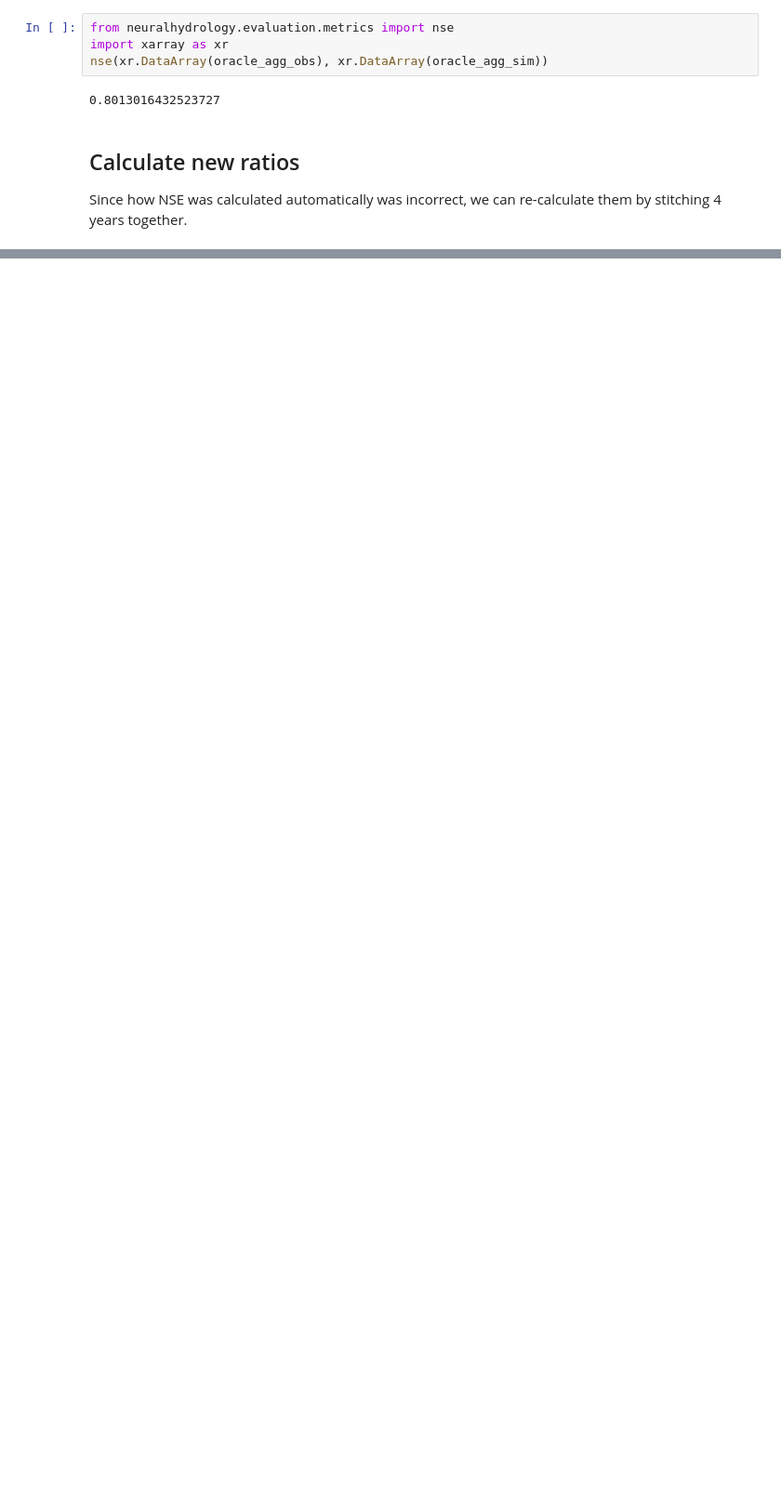
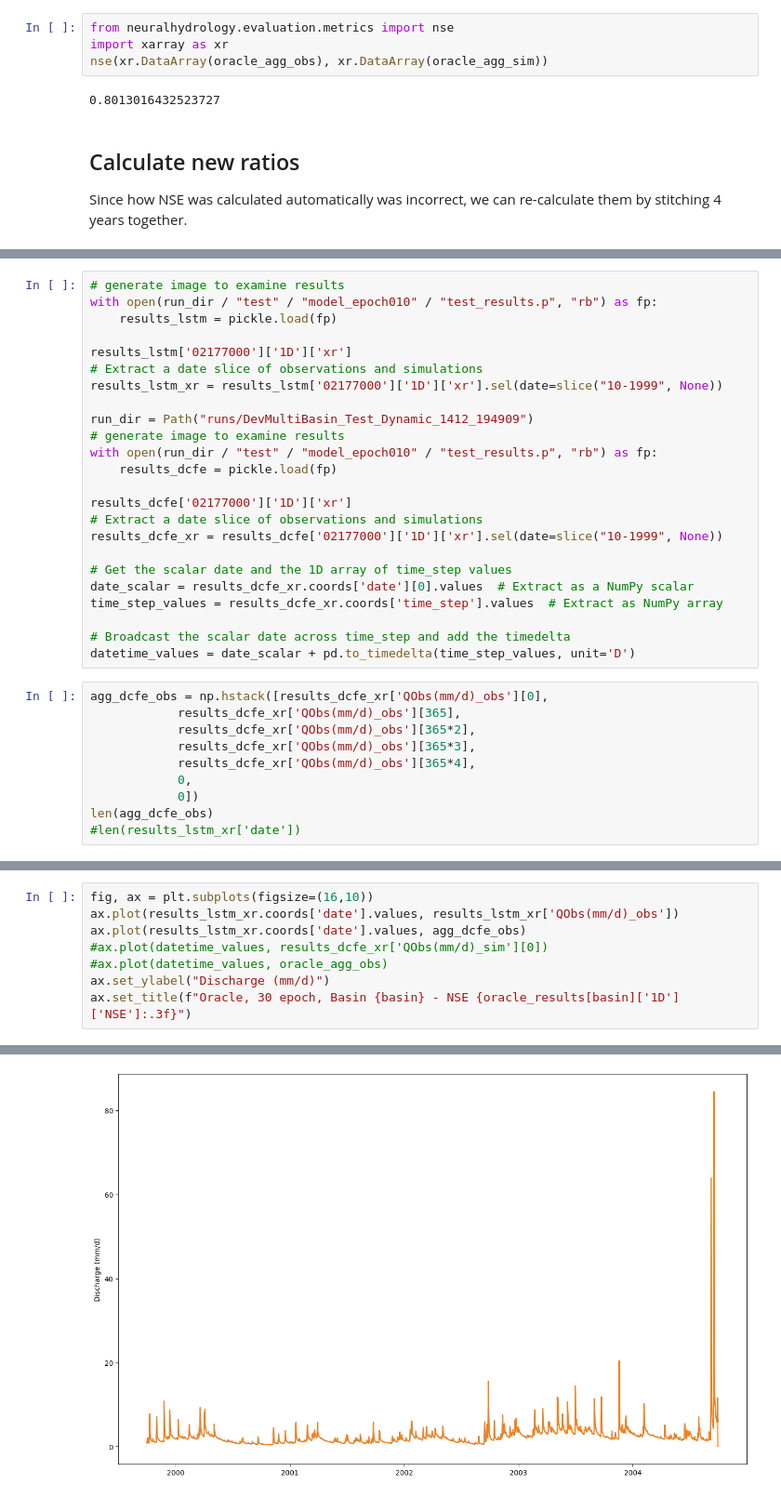
Before and after one commit to mines-ciroh/neuralhydrology-dcfe, a Jupyter notebook: examples/07-DCFE/smokeTest.ipynb, the cells around one changed output, grey strips where cells are left out. Shown at 93% size. Cells and saved outputs as stored; diff of their text form; blank space fills up the shorter version.

```diff
--- a/examples/07-DCFE/smokeTest.ipynb
+++ b/examples/07-DCFE/smokeTest.ipynb
@@ -514,0 +554,34 @@ for basin in keys:
+# %%
+# generate image to examine results
+with open(run_dir / "test" / "model_epoch010" / "test_results.p", "rb") as fp:
+    results_lstm = pickle.load(fp)
+
+results_lstm['02177000']['1D']['xr']
+# Extract a date slice of observations and simulations
+results_lstm_xr = results_lstm['02177000']['1D']['xr'].sel(date=slice("10-1999", None))
+
+run_dir = Path("runs/DevMultiBasin_Test_Dynamic_1412_194909")
+# generate image to examine results
+with open(run_dir / "test" / "model_epoch010" / "test_results.p", "rb") as fp:
+    results_dcfe = pickle.load(fp)
+
+results_dcfe['02177000']['1D']['xr']
+# Extract a date slice of observations and simulations
+results_dcfe_xr = results_dcfe['02177000']['1D']['xr'].sel(date=slice("10-1999", None))
+
+# Get the scalar date and the 1D array of time_step values
+date_scalar = results_dcfe_xr.coords['date'][0].values  # Extract as a NumPy scalar
+time_step_values = results_dcfe_xr.coords['time_step'].values  # Extract as NumPy array
+
+# Broadcast the scalar date across time_step and add the timedelta
+datetime_values = date_scalar + pd.to_timedelta(time_step_values, unit='D')
+# %%
+agg_dcfe_obs = np.hstack([results_dcfe_xr['QObs(mm/d)_obs'][0],
+            results_dcfe_xr['QObs(mm/d)_obs'][365],
+            results_dcfe_xr['QObs(mm/d)_obs'][365*2],
+            results_dcfe_xr['QObs(mm/d)_obs'][365*3],
+            results_dcfe_xr['QObs(mm/d)_obs'][365*4],
+            0,
+            0])
+len(agg_dcfe_obs)
+#len(results_lstm_xr['date'])
@@ -514,0 +590,9 @@ for basin in keys:
+# %%
+fig, ax = plt.subplots(figsize=(16,10))
+ax.plot(results_lstm_xr.coords['date'].values, results_lstm_xr['QObs(mm/d)_obs'])
+ax.plot(results_lstm_xr.coords['date'].values, agg_dcfe_obs)
+#ax.plot(datetime_values, results_dcfe_xr['QObs(mm/d)_sim'][0])
+#ax.plot(datetime_values, oracle_agg_obs)
+ax.set_ylabel("Discharge (mm/d)")
+ax.set_title(f"Oracle, 30 epoch, Basin {basin} - NSE {oracle_results[basin]['1D']['NSE']:.3f}")
+# %% [output]
@@ -514,0 +600 @@ for basin in keys:
+[figure, added]
```
Also changed, not shown: parts of 7 cells of this notebook, 2 other files.
